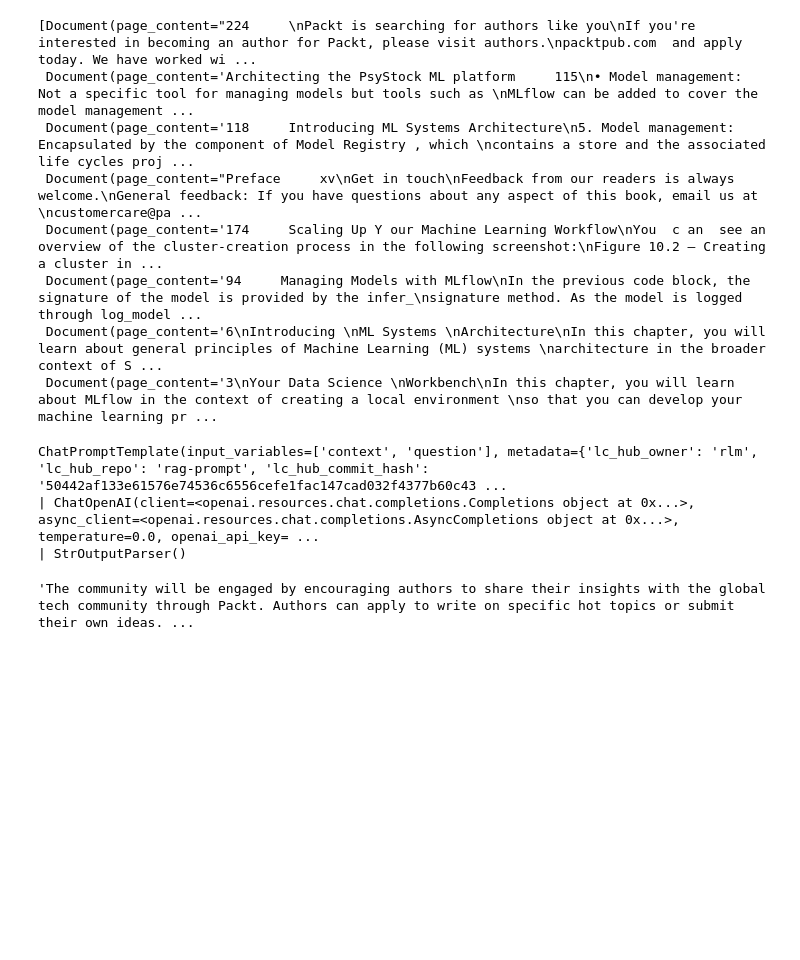
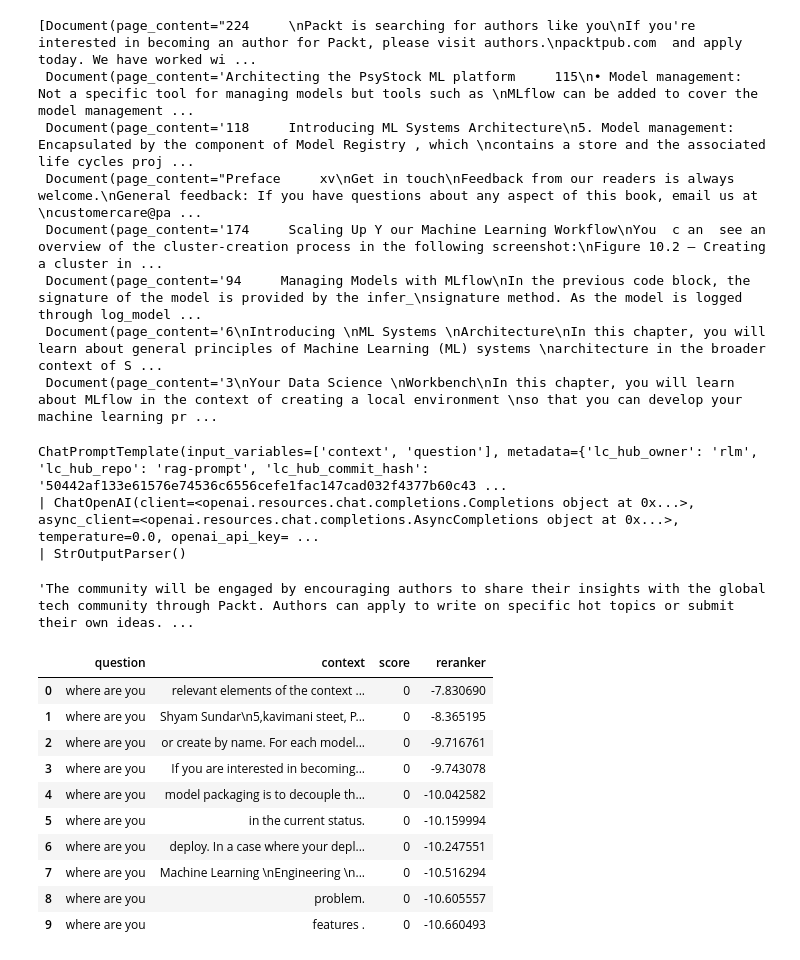
Before and after one commit to Shyam-Sundar-7/Rag-with-Human-feedback, a Jupyter notebook: rag.ipynb, the cells around one changed output. Saved outputs shown, nothing was run; the diff lists cells and outputs as text; code cells hidden in the pictures; blank space fills up the shorter version.

```diff
--- a/rag.ipynb
+++ b/rag.ipynb
@@ -203,3 +203,20 @@ ChatPromptTemplate(input_variables=['context', 'question'], metadata={'lc_hub_ow
 llm_chain.invoke({"context":docs[0].page_content, "question":"How will the community be engaged?"})
 # %% [output]
 'The community will be engaged by encouraging authors to share their insights with the global tech community through Packt. Authors can apply to write on specific hot topics or submit their own ideas. ...
+# %%
+import pandas as pd
+df=pd.read_csv("testing\where are you_feedback_.csv")
+# %%
+df
+# %% [output]
+|  | question | context | score | reranker |
+| 0 | where are you | relevant elements of the context ... | 0 | -7.830690 |
+| 1 | where are you | Shyam Sundar\n5,kavimani steet, P... | 0 | -8.365195 |
+| 2 | where are you | or create by name. For each model... | 0 | -9.716761 |
+| 3 | where are you | If you are interested in becoming... | 0 | -9.743078 |
+| 4 | where are you | model packaging is to decouple th... | 0 | -10.042582 |
+| 5 | where are you | in the current status. | 0 | -10.159994 |
+| 6 | where are you | deploy. In a case where your depl... | 0 | -10.247551 |
+| 7 | where are you | Machine Learning \nEngineering \n... | 0 | -10.516294 |
+| 8 | where are you | problem. | 0 | -10.605557 |
+| 9 | where are you | features . | 0 | -10.660493 |
```
Also changed, not shown: 3 other files.
